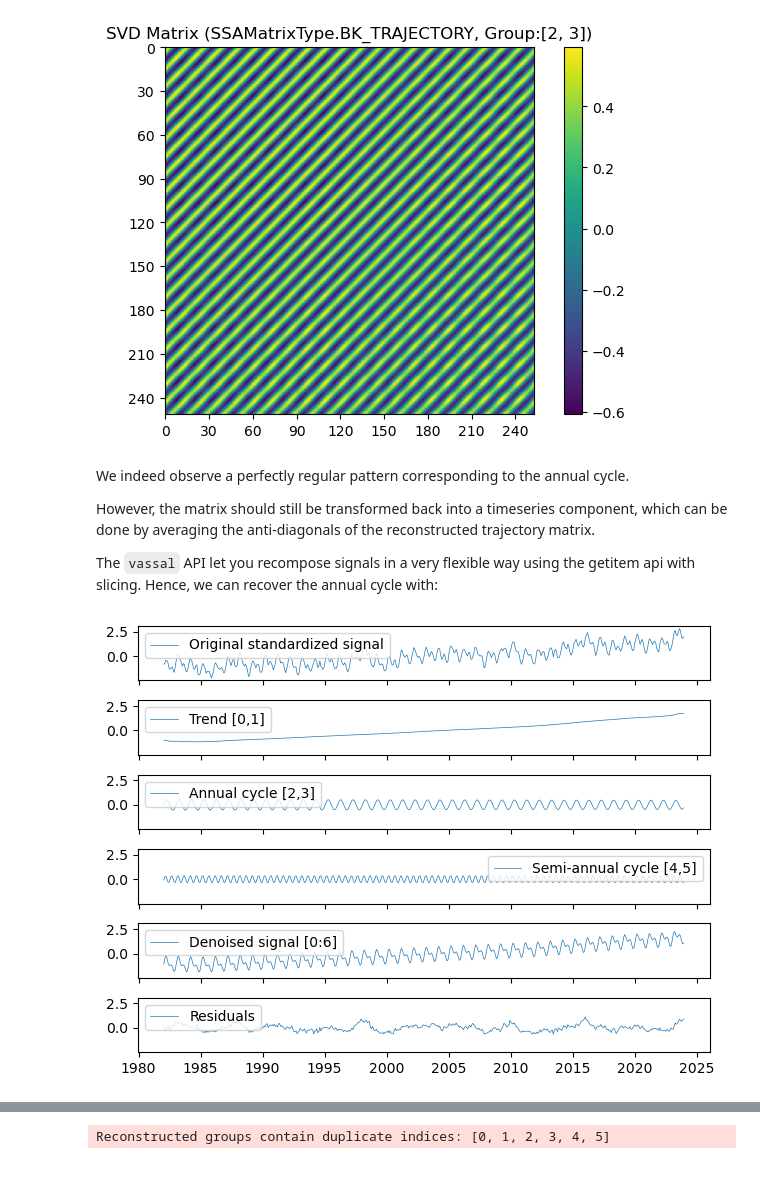
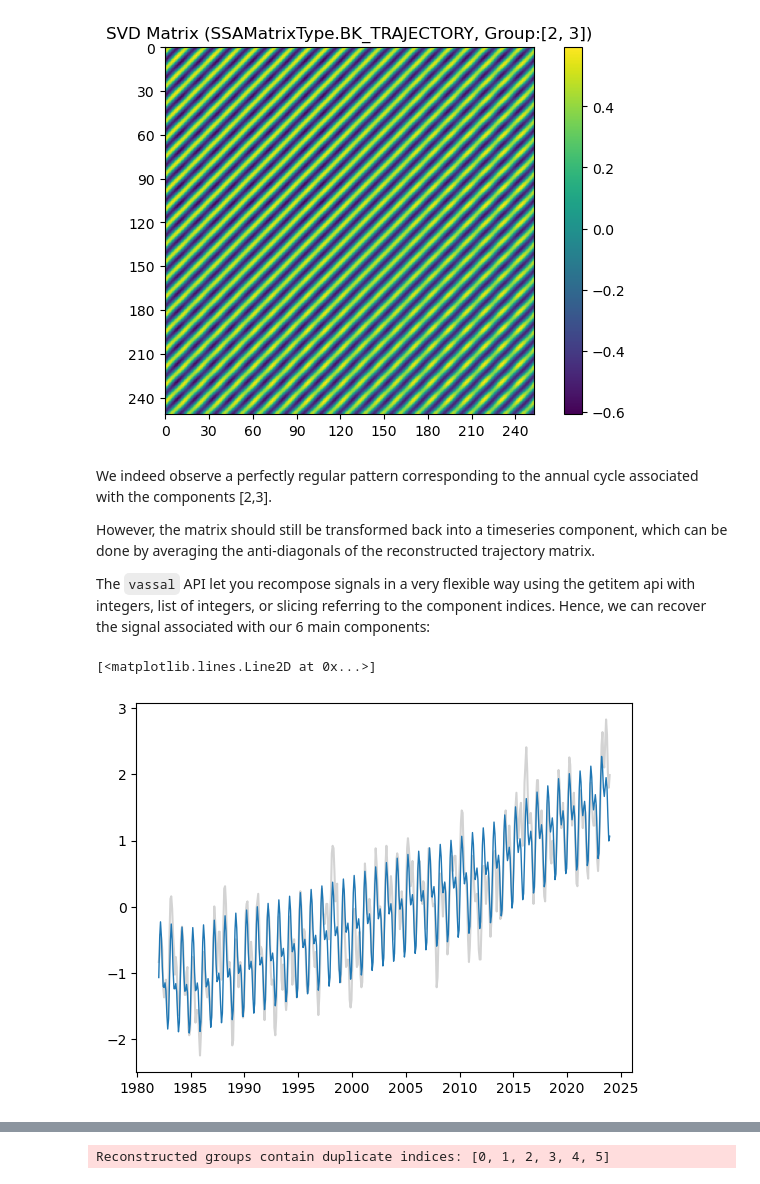
Before and after one commit to ADSCIAN/ssalib, a Jupyter notebook: notebooks/01_basic_ssa_introduction.ipynb, the cells around one changed output, grey strips where cells are left out. Cells and saved outputs as stored; diff of their text form; code cells hidden in the pictures.

```diff
--- a/notebooks/01_basic_ssa_introduction.ipynb
+++ b/notebooks/01_basic_ssa_introduction.ipynb
@@ -95,6 +69,7 @@ We can also plot it with the `plot` method and the `kind` argument set to 'matri
 # %%
-# help(SSA) # <- Uncomment to get help
-ssa = SSA(ts)
+# help(SingularSpectrumAnalysis) # <- Uncomment to get help
+ssa = SingularSpectrumAnalysis(ts)
+print(ssa.svd_matrix.shape)
 print(ssa)
 fig, ax = ssa.plot(kind='matrix')
 # %% [output]
@@ -239,23 +193,15 @@ fig, ax = ssa.plot(kind='matrix', indices=[2, 3])
 # %% [output]
 [figure]
 # %% [markdown]
-We indeed observe a perfectly regular pattern corresponding to the annual cycle.
+We indeed observe a perfectly regular pattern corresponding to the annual cycle associated with the components [2,3].
 
 However, the matrix should still be transformed back into a timeseries component, which can be done by averaging the anti-diagonals of the reconstructed trajectory matrix.
 
-The `vassal` API let you recompose signals in a very flexible way using the getitem api with slicing. Hence, we can recover the annual cycle with:
+The `vassal` API let you recompose signals in a very flexible way using the getitem api with integers, list of integers, or slicing referring to the component indices. Hence, we can recover the signal associated with our 6 main components:
 # %%
-fig, axes = plt.subplots(6, 1, sharex=True, sharey=True)
-axes[0].plot(ssa._ix, ssa._timeseries_pp, label='Original standardized signal',
-             lw=.5)
-axes[1].plot(ssa[:2], label='Trend [0,1]', lw=.5)
-axes[2].plot(ssa[2:4], label='Annual cycle [2,3]', lw=.5)
-axes[3].plot(ssa[4:6], label='Semi-annual cycle [4,5]', lw=.5)
-axes[4].plot(ssa[:6], label='Denoised signal [0:6]', lw=.5)
-axes[5].plot(ssa._timeseries_pp - ssa[:6], label='Residuals', lw=.5)
-for ax in axes:
-    ax.legend()
-fig.tight_layout()
+plt.plot(ssa['ssa_preprocessed'], color='lightgrey')
+plt.plot(ssa[:6], lw=1.)  # reconstructed annual cycle
 # %% [output]
+[<matplotlib.lines.Line2D at 0x...>]
-[figure, old version]
+[figure, new version]
 # %% [markdown]
```
Also changed, not shown: parts of 25 cells of this notebook, 1 other file.
